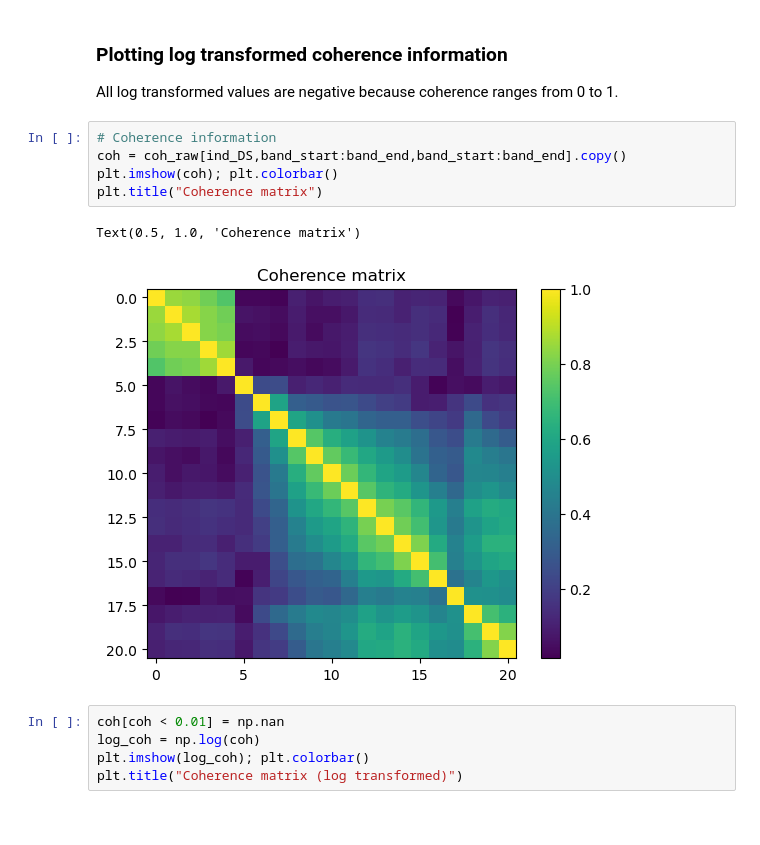
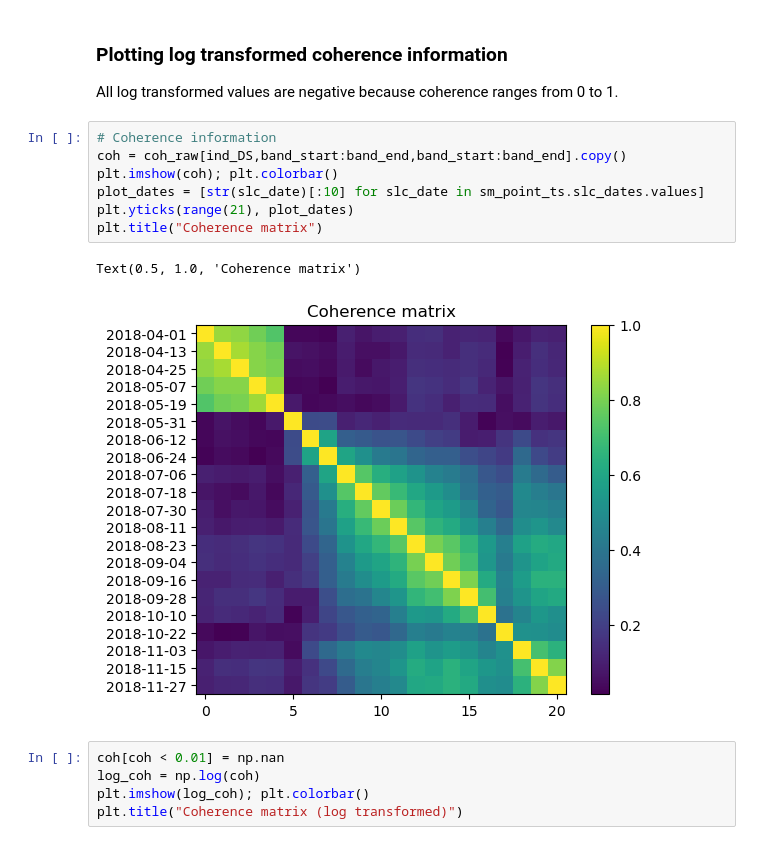
Before and after one commit to kleok/INSAR4SM, a Jupyter notebook: Burgi_InSAR4SM_comparison_point.ipynb, the cells around one changed output. Cells and saved outputs as stored; diff of their text form.

```diff
--- a/Burgi_InSAR4SM_comparison_point.ipynb
+++ b/Burgi_InSAR4SM_comparison_point.ipynb
@@ -160,11 +161,13 @@ All log transformed values are negative because coherence ranges from 0 to 1.
 # %%
 # Coherence information
 coh = coh_raw[ind_DS,band_start:band_end,band_start:band_end].copy()
 plt.imshow(coh); plt.colorbar()
+plot_dates = [str(slc_date)[:10] for slc_date in sm_point_ts.slc_dates.values]
+plt.yticks(range(21), plot_dates)
 plt.title("Coherence matrix")
 # %% [output]
 Text(0.5, 1.0, 'Coherence matrix')
-[figure, old version]
+[figure, new version]
 # %%
 coh[coh < 0.01] = np.nan
 log_coh = np.log(coh)
```
Also changed, not shown: parts of 4 cells of this notebook.
